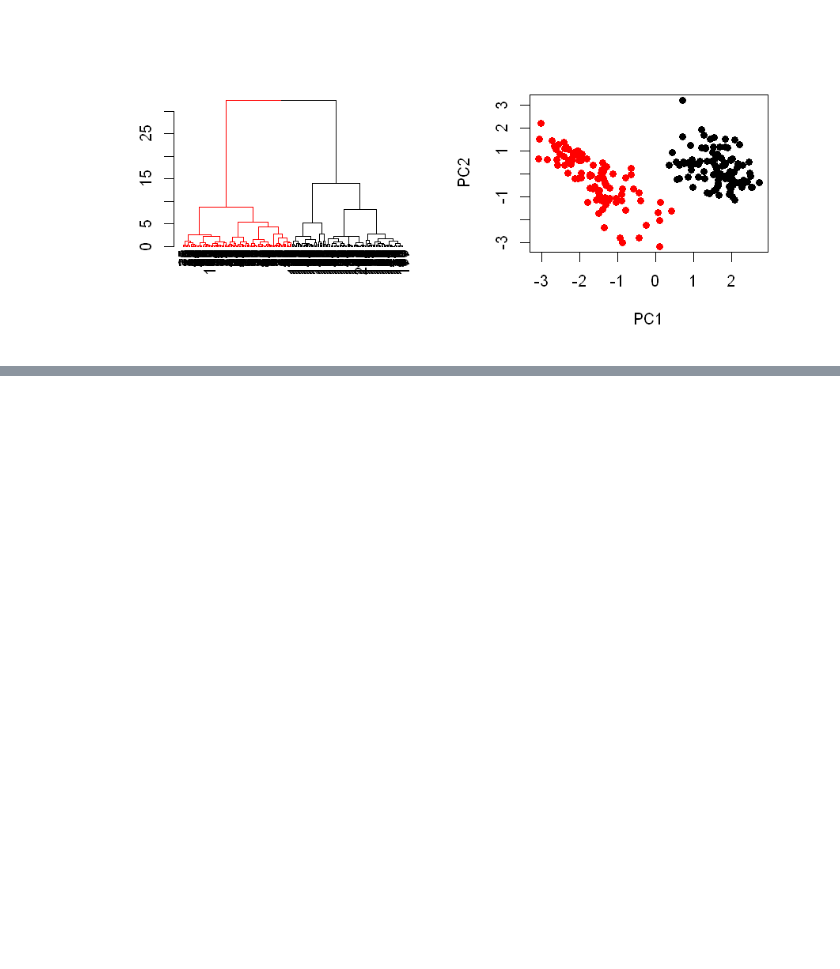
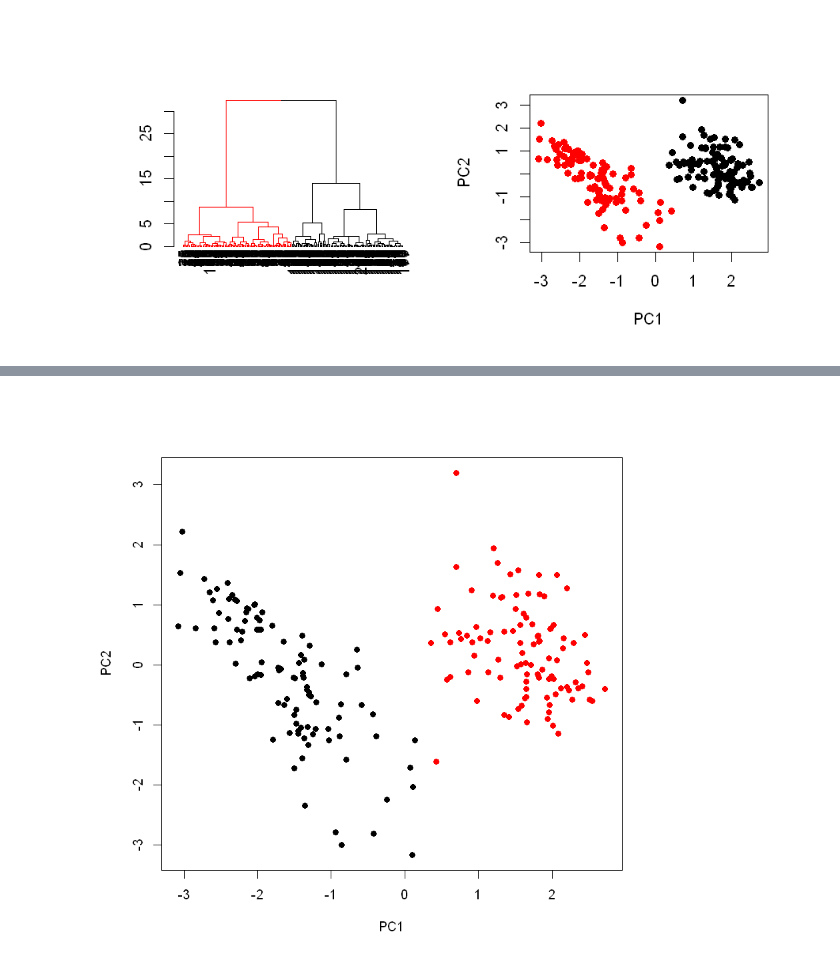
Before and after one commit to niruc100/Data-Science-With-R, a Jupyter notebook: Cluster Analysis.ipynb, the cells around one changed output, grey strips where cells are left out. Cells and saved outputs as stored; diff of their text form; code cells hidden in the pictures; blank space fills up the shorter version.

```diff
--- a/Cluster Analysis.ipynb
+++ b/Cluster Analysis.ipynb
@@ -159,0 +230,4 @@ plot(pcs_banknote, col = cutree(cl_ward, k=2), pch = 16)
+# %%
+plot(pcs_banknote, col= as.factor(kmeans_swiss$cluster), pch=16)
+# %% [output]
+[figure, added]
```
Also changed, not shown: parts of 26 cells of this notebook.
